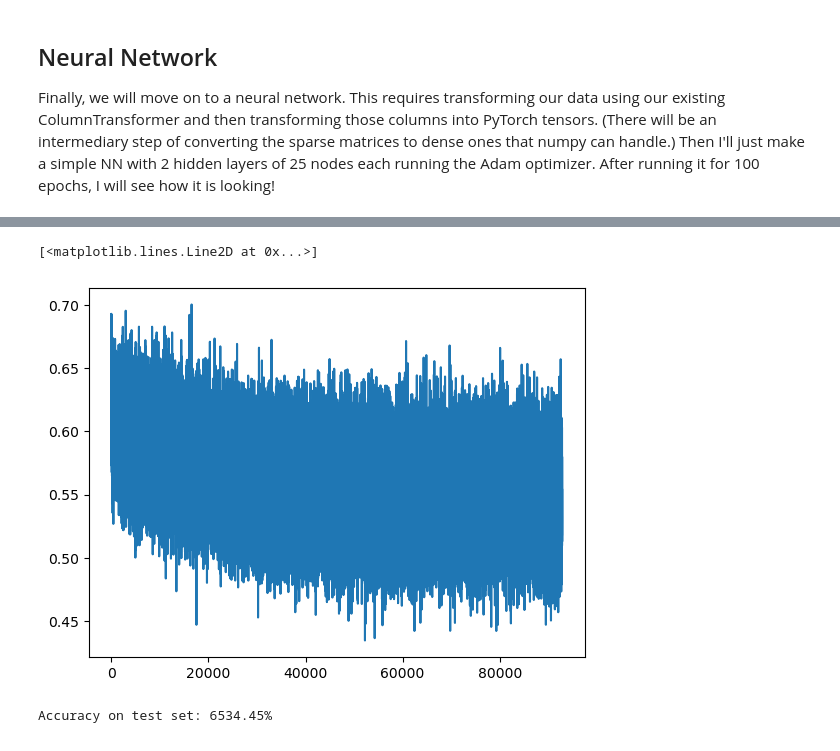
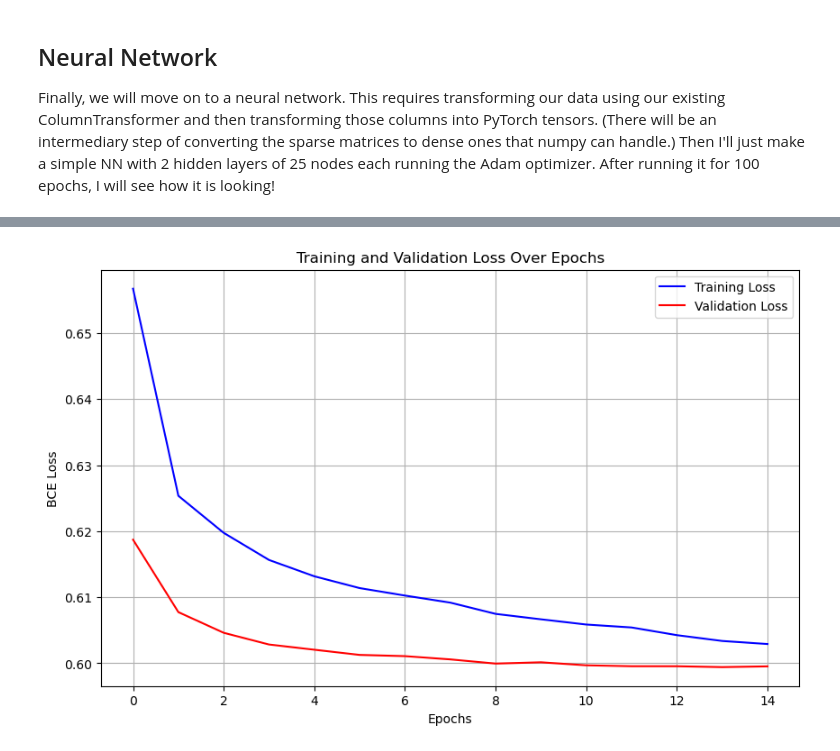
Before and after one commit to dlosowyj/flight-delay-forecasting, a Jupyter notebook: flight_delay_classifier_v3.ipynb, the cells around one changed output, grey strips where cells are left out. Saved outputs shown, nothing was run; the diff lists cells and outputs as text; code cells hidden in the pictures.

```diff
--- a/flight_delay_classifier_v3.ipynb
+++ b/flight_delay_classifier_v3.ipynb
@@ -691,21 +751,42 @@ test_loader = DataLoader(dataset=test_dataset, batch_size=batch_size, shuffle=Fa
 # %%
-from torch import sigmoid
+# from torch import sigmoid
+import torch.nn as nn
 import torch.nn.functional as F
 
 class BinaryClassifier(nn.Module):
     def __init__(self, input_dim):
         super(BinaryClassifier, self).__init__()
-        self.layer_1 = nn.Linear(input_dim, 25)
-        self.layer_2 = nn.Linear(25, 25)
-        self.layer_out = nn.Linear(25, 1) # 1 output unit for binary classification
+        self.layer_1 = nn.Linear(input_dim, 128)
+        self.bn = nn.BatchNorm1d(128)    #re-center the sum of features to prevent predicting 0 every time
+        self.activation = nn.LeakyReLU(0.01)
+        self.dropout = nn.Dropout(p=0.5)
+        self.layer_2 = nn.Linear(128, 64)
+        self.layer_out = nn.Linear(64, 1) # 1 output unit for binary classification
+        # self.layer_out = nn.Linear(512, 1) # 1 output unit for binary classification
 
     def forward(self, x):
-        x = F.relu(self.layer_1(x))
-        x = F.relu(self.layer_2(x))
-        x = sigmoid(self.layer_out(x)) # Sigmoid activation for binary output
+        x = self.layer_1(x)
+        x = self.bn(x)
+        x = self.activation(x)
+        x = self.dropout(x)
+        x = self.layer_2(x)
+        x = self.activation(x)
+        x = self.dropout(x)
+        # x = self.dropout(x)
+        # x = self.activation(self.layer_2(x))
+        # x = sigmoid(self.layer_out(x)) # Sigmoid activation for binary output
+        x = self.layer_out(x)
         return x
 
 model = BinaryClassifier(input_dim=X_train_nn.shape[1])
+
+# def init_weights(m):
+#     if isinstance(m, nn.Linear):
+#         nn.init.kaiming_normal_(m.weight, nonlinearity='leaky_relu')
+#         if m.bias is not None:
+#             nn.init.constant_(m.bias, 0)
+
+# model.apply(init_weights)
 # %%
 # Make sure I am using the GPU
 import torch
@@ -771,31 +925,30 @@ Epoch 46/50, Loss: 0.5646
 # %%
-plt.plot(losses)
+plt.figure(figsize=(10, 6))
+plt.plot(train_losses, label='Training Loss', color='blue')
+plt.plot(val_losses, label='Validation Loss', color='red')
+plt.title('Training and Validation Loss Over Epochs')
+plt.xlabel('Epochs')
+plt.ylabel('BCE Loss')
+plt.legend()
+plt.grid(True)
+plt.show() # Displays the chart after training is complete
 # %% [output]
-[<matplotlib.lines.Line2D at 0x...>]
-[figure, old version]
+[figure, new version]
 # %%
-correct = 0
-total = 0
+all_labels = []
+all_preds = []
 
-# Set model to evaluation mode
+# Ensure model is on the correct device (CPU or GPU)
 model.eval()
-
 with torch.no_grad():
     for inputs, labels in test_loader:
-        # Put data on gpu
         inputs, labels = inputs.to(device), labels.to(device)
 
-        # Forward pass: get raw predictions (logits)
         outputs = model(inputs)
+        # _, preds = torch.max(outputs, 1) # Get the predicted class index
+        probs = torch.sigmoid(outputs)
+        preds = (probs > 0.5).float()
 
-        # Determine the predicted class index (highest score)
-        predicted = torch.round(outputs.data)
-
-        # Accumulate metrics
-        total += labels.size(0)
-        correct += (predicted == labels).sum().item()
-
-accuracy = 100 * correct / total
-print(f'Accuracy on test set: {accuracy:.2f}%')
+        # Move to CPU and convert to NumPy for sklearn compatibility
+        all_labels.extend(labels.cpu().numpy())
+        all_preds.extend(preds.cpu().numpy())
-# %% [output]
-Accuracy on test set: 6534.45%
```
Also changed, not shown: parts of 14 cells of this notebook.
